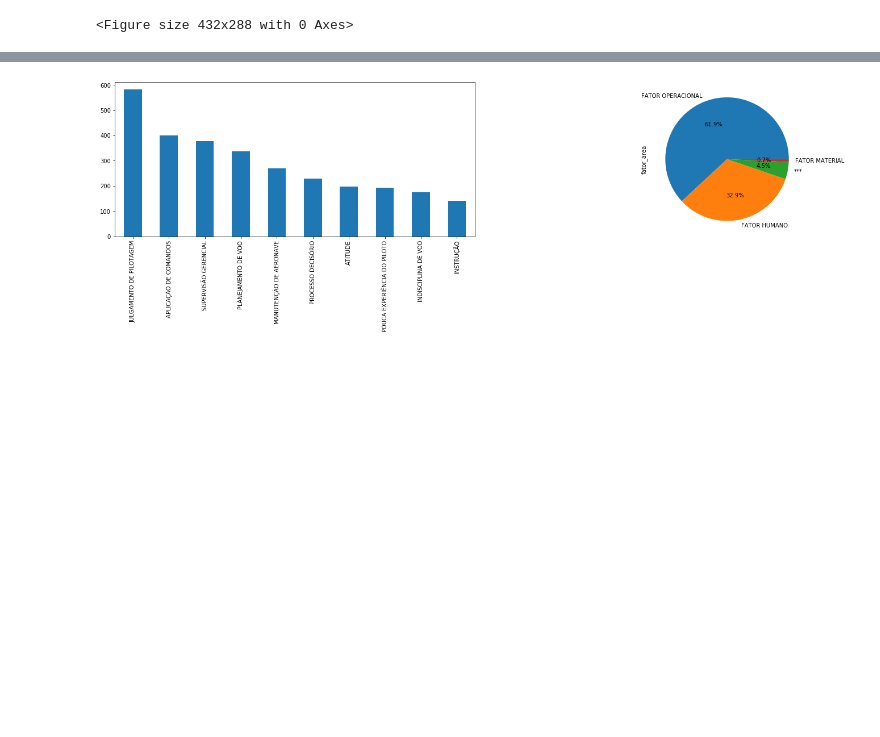
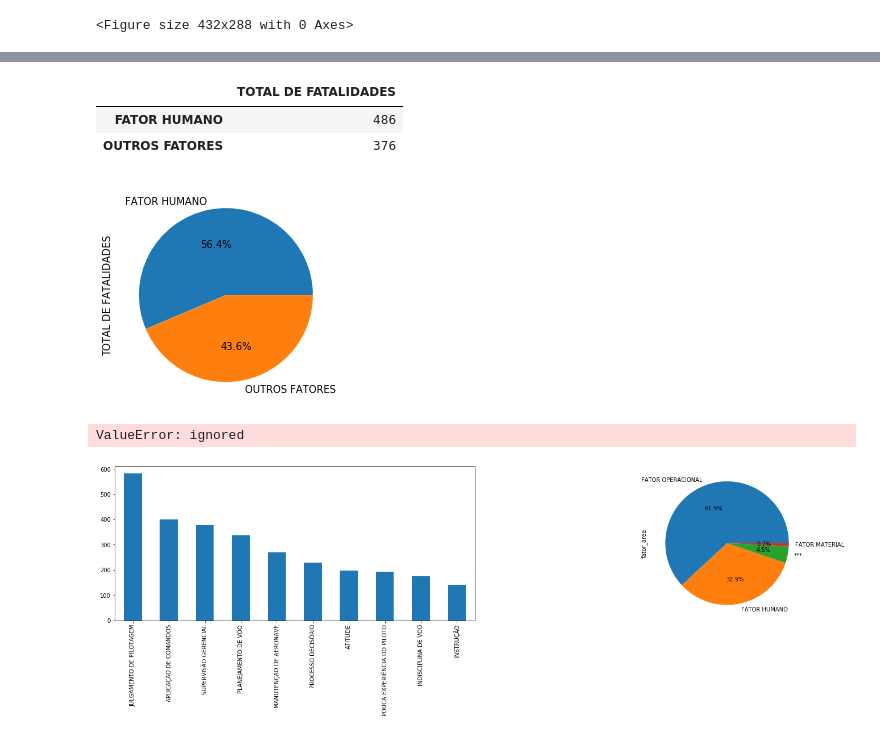
Before and after one commit to joaopamaral/tcc_puc_cdbd, a Jupyter notebook: Analise_Storybook_CENIPA.ipynb, the cells around one changed output, grey strips where cells are left out. Cells and saved outputs as stored; diff of their text form; code cells hidden in the pictures; blank space fills up the shorter version.

```diff
--- a/Analise_Storybook_CENIPA.ipynb
+++ b/Analise_Storybook_CENIPA.ipynb
@@ -64,9 +64,8 @@ m.add_child(plugins.HeatMap(location_data, radius=15))
 <Figure size 432x288 with 0 Axes>
 # %%
 m=folium.Map([-15.4647,-47.5547], zoom_start=4, width=750, height=500)
-location_data_humano = oco_df.loc[(oco_df.fator_area.str.contains('FATOR HUMANO') |
-                                   oco_df.fator_aspecto.str.contains('DESEMPENHO DO SER HUMANO')),
-                                  ['ocorrencia_latitude', 'ocorrencia_longitude']].values
+filtro_fator_humano = (oco_df.fator_area.str.contains('FATOR HUMANO') | oco_df.fator_aspecto.str.contains('DESEMPENHO DO SER HUMANO'))
+location_data_humano = oco_df.loc[filtro_fator_humano, ['ocorrencia_latitude', 'ocorrencia_longitude']].values
 # plot heatmap
 m.add_child(plugins.HeatMap(location_data_humano, radius=15))
 # %% [output]
@@ -94,6 +93,19 @@ display(ftc_df.describe(include='all'))
 | 50% | 2.012100e+14 | NaN | NaN | NaN | NaN | NaN | ... |
 | 75% | 2.015020e+14 | NaN | NaN | NaN | NaN | NaN | ... |
 | max | 2.019011e+14 | NaN | NaN | NaN | NaN | NaN | ... |
+# %%
+fatal_df = pd.DataFrame([oco_df.loc[filtro_fator_humano, 'total_fatalidades'].sum(), oco_df.loc[~filtro_fator_humano, 'total_fatalidades'].sum()], ['FATOR HUMANO', 'OUTROS FATORES'], ['TOTAL DE FATALIDADES'])
+display(fatal_df)
+fatal_df['TOTAL DE FATALIDADES'].plot.pie(autopct='%1.1f%%');
+# %% [output]
+|  | TOTAL DE FATALIDADES |
+| FATOR HUMANO | 486 |
+| OUTROS FATORES | 376 |
+[figure, added]
+# %%
+(oco_df.fator_area.str.contains('FATOR HUMANO') | oco_df.fator_aspecto.str.contains('DESEMPENHO DO SER HUMANO')).value_counts().plot.pie(autopct='%1.1f%%');
+# %% [output]
+ValueError: ignored
 # %%
 fig, (ax1, ax2) = plt.subplots(1, 2, figsize=(25, 5))
 ftc_df.fator_nome.value_counts().nlargest(10).plot.bar(ax=ax1);
```
